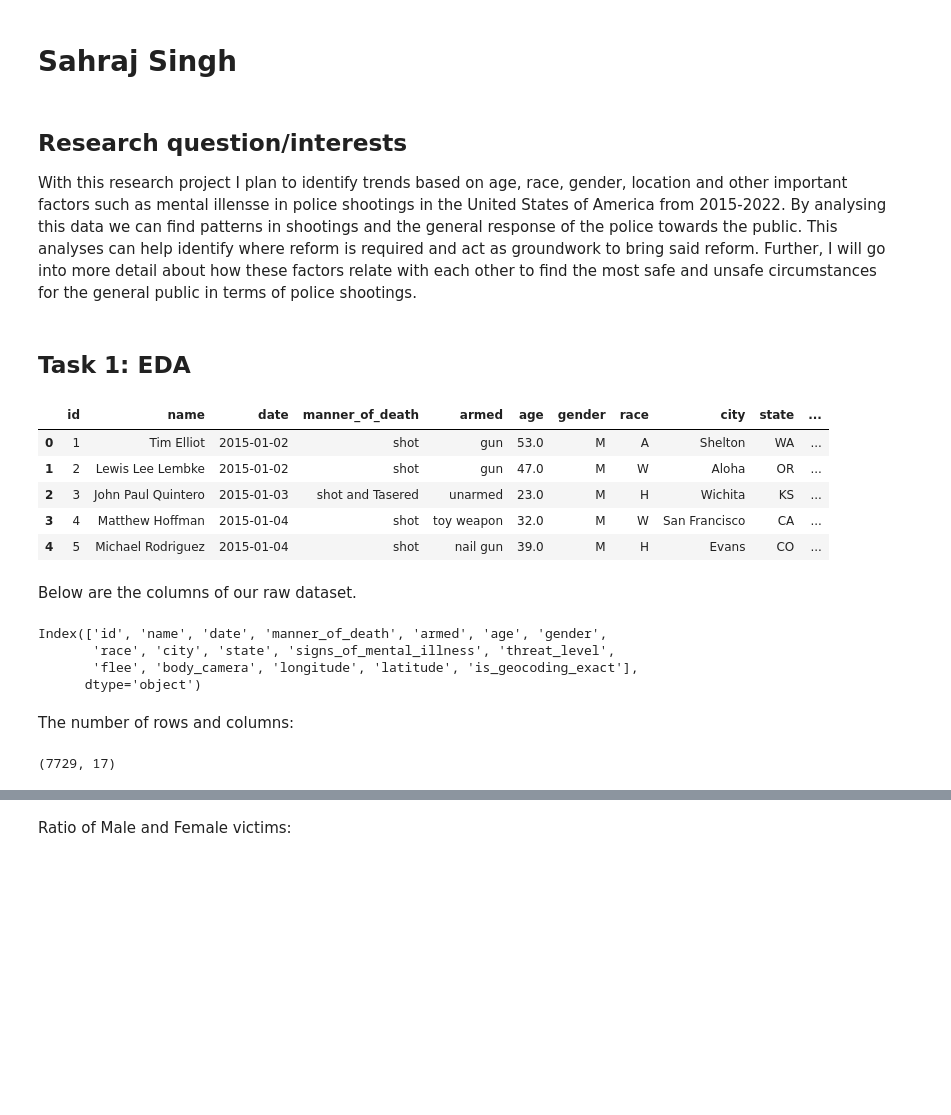
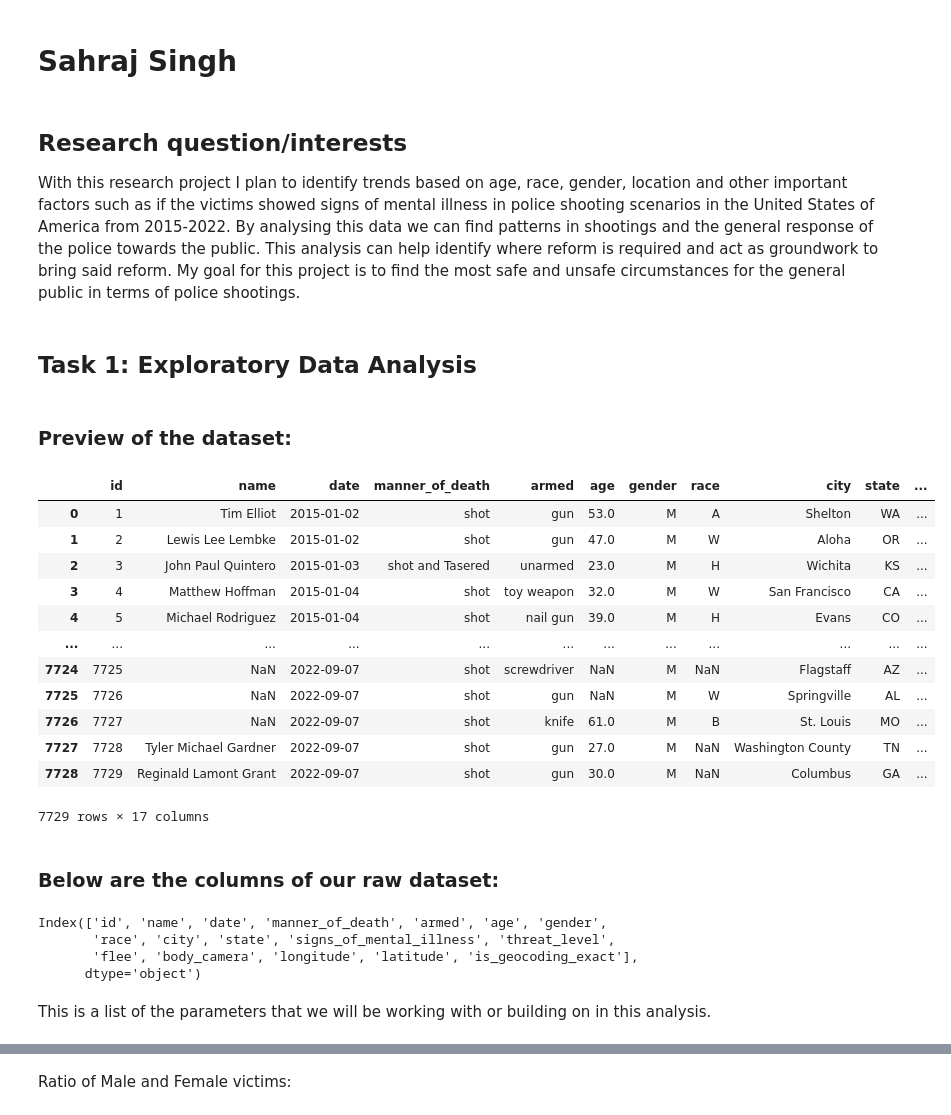
Before and after one commit to ubco-W2022T1-cosc301/project-group48, a Jupyter notebook: notebooks/analysis1.ipynb, the cells around one changed output, grey strips where cells are left out. Drawn from its saved outputs; the diff is of its cells as text; code cells hidden in the pictures; blank space fills up the shorter version.

```diff
--- a/notebooks/analysis1.ipynb
+++ b/notebooks/analysis1.ipynb
@@ -3,26 +3,35 @@
 # %% [markdown]
 ## Research question/interests
 
-With this research project I plan to identify trends based on age, race, gender, location and other important factors such as mental illensse in police shootings in the United States of America from 2015-2022. By analysing this data we can find patterns in shootings and the general response of the police towards the public. This analyses can help identify where reform is required and act as groundwork to bring said reform. Further, I will go into more detail about how these factors relate with each other to find the most safe and unsafe circumstances for the general public in terms of police shootings.
+With this research project I plan to identify trends based on age, race, gender, location and other important factors such as if the victims showed signs of mental illness in police shooting scenarios in the United States of America from 2015-2022. By analysing this data we can find patterns in shootings and the general response of the police towards the public. This analysis can help identify where reform is required and act as groundwork to bring said reform. My goal for this project is to  find the most safe and unsafe circumstances for the general public in terms of police shootings.
 # %% [markdown]
-## Task 1: EDA
+## Task 1: Exploratory Data Analysis
 # %%
 import numpy as np
 import pandas as pd
 import matplotlib.pylab as plt
 import seaborn as sns
+# %% [markdown]
+### Preview of the dataset:
 # %%
 raw_df= pd.read_csv("../data/US Police shootings in from 2015-22 2.csv")
-raw_df.head()
+raw_df
 # %% [output]
 |  | id | name | date | manner_of_death | armed | age | gender | race | city | state | ... |
 | 0 | 1 | Tim Elliot | 2015-01-02 | shot | gun | 53.0 | M | A | Shelton | WA | ... |
 | 1 | 2 | Lewis Lee Lembke | 2015-01-02 | shot | gun | 47.0 | M | W | Aloha | OR | ... |
 | 2 | 3 | John Paul Quintero | 2015-01-03 | shot and Tasered | unarmed | 23.0 | M | H | Wichita | KS | ... |
 | 3 | 4 | Matthew Hoffman | 2015-01-04 | shot | toy weapon | 32.0 | M | W | San Francisco | CA | ... |
 | 4 | 5 | Michael Rodriguez | 2015-01-04 | shot | nail gun | 39.0 | M | H | Evans | CO | ... |
+| ... | ... | ... | ... | ... | ... | ... | ... | ... | ... | ... | ... |
+| 7724 | 7725 | NaN | 2022-09-07 | shot | screwdriver | NaN | M | NaN | Flagstaff | AZ | ... |
+| 7725 | 7726 | NaN | 2022-09-07 | shot | gun | NaN | M | W | Springville | AL | ... |
+| 7726 | 7727 | NaN | 2022-09-07 | shot | knife | 61.0 | M | B | St. Louis | MO | ... |
+| 7727 | 7728 | Tyler Michael Gardner | 2022-09-07 | shot | gun | 27.0 | M | NaN | Washington County | TN | ... |
+| 7728 | 7729 | Reginald Lamont Grant | 2022-09-07 | shot | gun | 30.0 | M | NaN | Columbus | GA | ... |
+7729 rows × 17 columns
 # %% [markdown]
-Below are the columns of our raw dataset.
+### Below are the columns of our raw dataset:
 # %%
 raw_df.columns
 # %% [output]
@@ -30,10 +39,6 @@ Index(['id', 'name', 'date', 'manner_of_death', 'armed', 'age', 'gender',
        'race', 'city', 'state', 'signs_of_mental_illness', 'threat_level',
        'flee', 'body_camera', 'longitude', 'latitude', 'is_geocoding_exact'],
       dtype='object')
-# %% [markdown]
-The number of rows and columns:
-# %%
-raw_df.shape
-# %% [output]
-(7729, 17)
+# %% [markdown]
+This is a list of the parameters that we will be working with or building on in this analysis.
 # %% [markdown]
```
Also changed, not shown: parts of 22 cells of this notebook, 1 other file.
